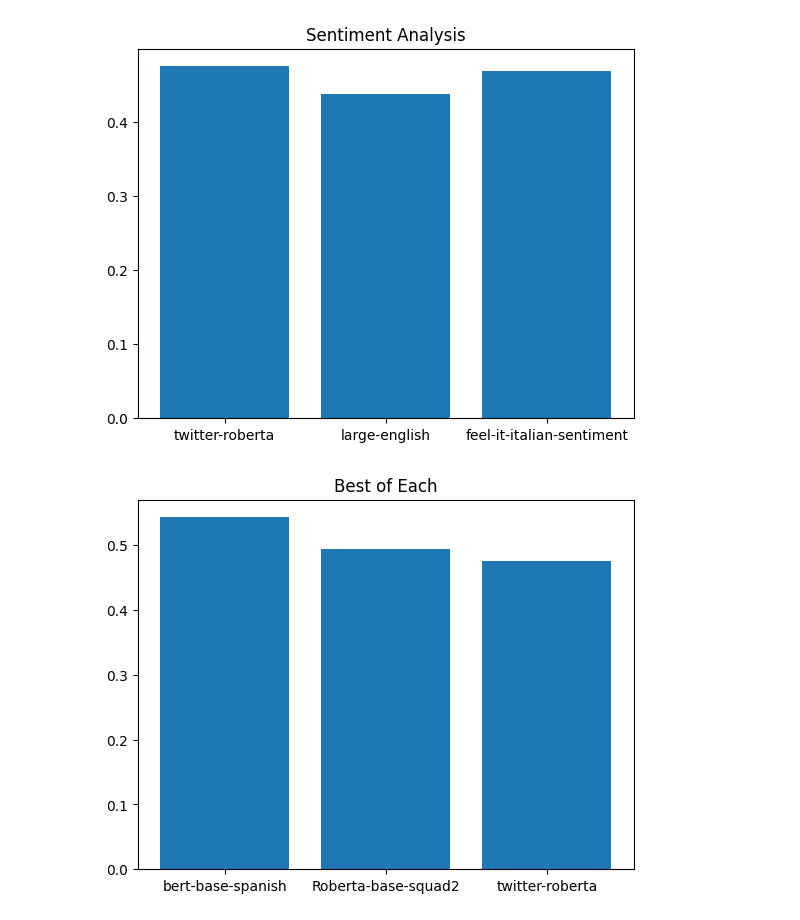
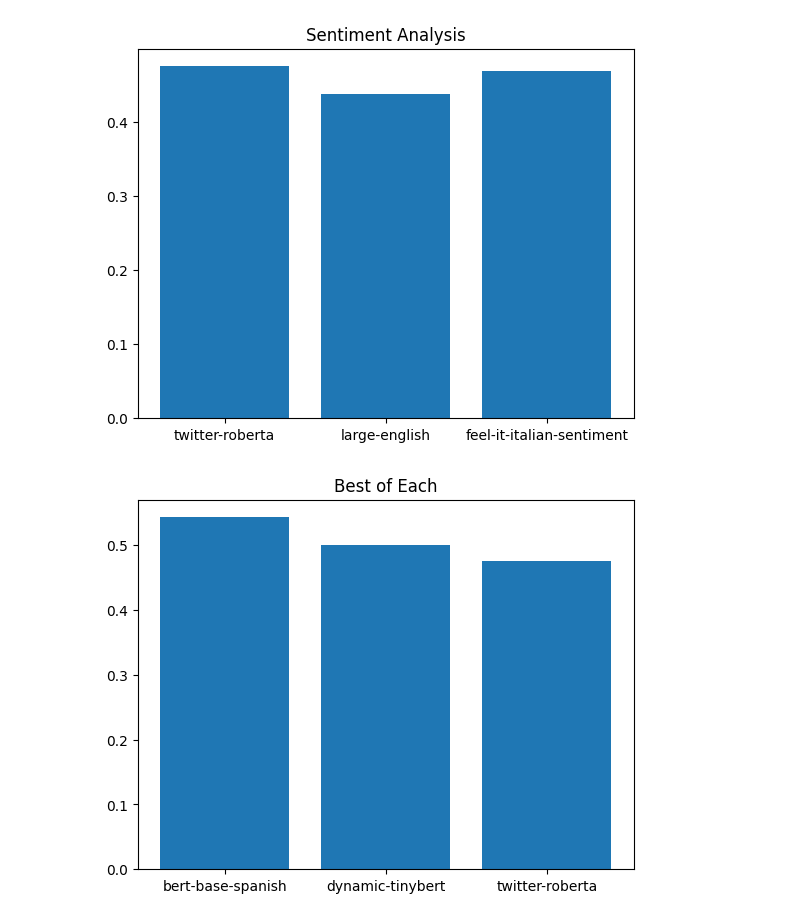
Before and after one commit to giev7074/NLPGroup5, a Jupyter notebook: Project3Code.ipynb, the cells around one changed output. Drawn from its saved outputs; the diff is of its cells as text; code cells hidden in the pictures.

Commit message:
Updated best graph

```diff
--- a/Project3Code.ipynb
+++ b/Project3Code.ipynb
@@ -536,10 +536,10 @@ modelNameAcc = [
     ["bert-base-spanish", 0.5432098765432098],
 
     #Squad
-    ['Roberta-base-squad2', 0.49382716049382713],
+    ['base-squad2', 0.49382716049382713],
     ["dynamic-tinybert", 0.5],
-    ['distilbert-base-cased-distilled-squad', 0.47530864197530864],
-    ['distilbert-base-uncased-finetuned-squad', 0.4691358024691358],
+    ['distilbert-cased', 0.47530864197530864],
+    ['distilbert-uncased', 0.4691358024691358],
 
     #Sentiment Analysis
     ["twitter-roberta", 0.47530864197530864],
@@ -590,31 +590,31 @@ plt.show()
 # %%
 best = [
     #Baseline, masked language
     ["bert-base-spanish", 0.5432098765432098],
 
     #Squad
-    ['Roberta-base-squad2', 0.49382716049382713],
+    ["dynamic-tinybert", 0.5],
 
     #Sentiment Analysis
     ["twitter-roberta", 0.47530864197530864],
 ]
 
 #X points for plotting
 xpoints1 = np.linspace(1, len(best), len(best))
 ypoints1 = np.zeros(len(best))
 
 countModels1 = 0
 names1 = []
 for k in range(len(best)):
     model, acc = best[k]
     countModels += 1
     ypoints1[k] = acc
     names1.append(model)
 
 #Set plot and plot
 plt.title("Best of Each")
 plt.xticks(xpoints1, names1)
 plt.bar(xpoints1, ypoints1)
 plt.show()
 # %% [output]
-[figure, old version]
+[figure, new version]
```
Also changed, not shown: parts of 3 cells of this notebook.
